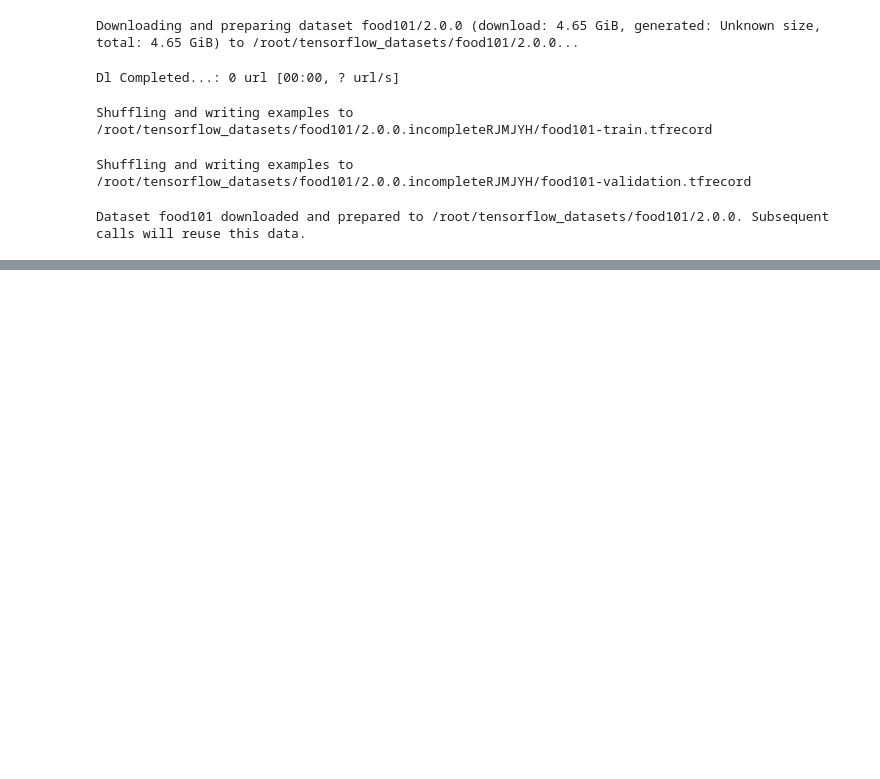
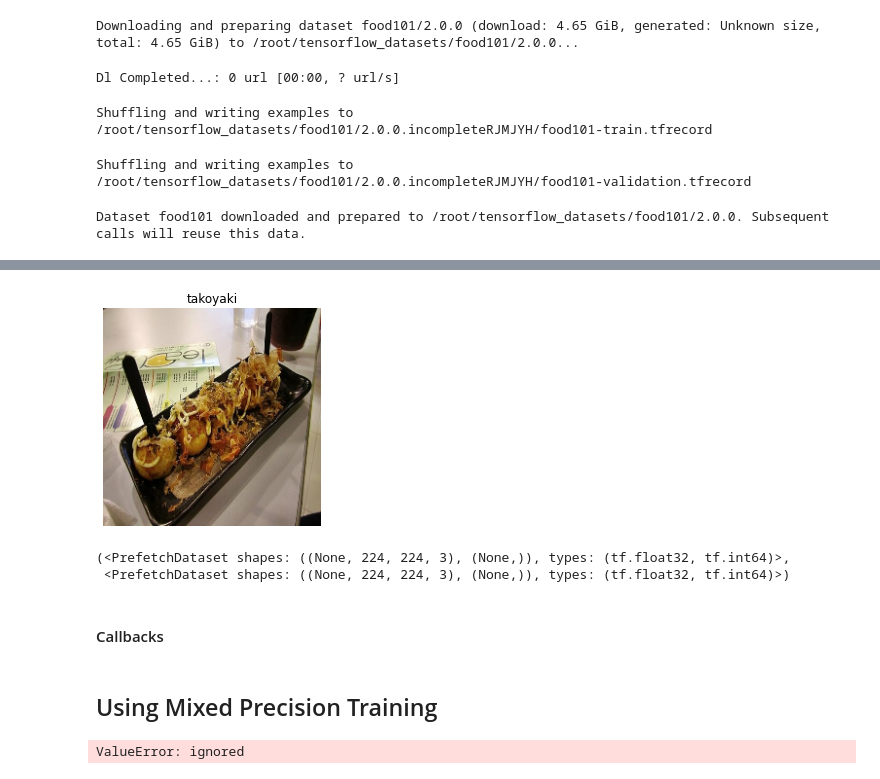
Before and after one commit to hecshzye/food-or-not-model, a Jupyter notebook: Food_recognizer_model.ipynb, the cells around one changed output, grey strips where cells are left out. Drawn from its saved outputs; the diff is of its cells as text; code cells hidden in the pictures; blank space fills up the shorter version.

```diff
--- a/Food_recognizer_model.ipynb
+++ b/Food_recognizer_model.ipynb
@@ -71,0 +167,5 @@ Dataset food101 downloaded and prepared to /root/tensorflow_datasets/food101/2.0
+# %%
+# Preprocessing sample image
+preprocessed_img = preprocess_img(image, label)[0]
+print(f" before:\n {image[:2]}...,\nShape: {image.shape},\nDatatype: {image.dtype}\n")
+print(f" after:\n {preprocessed_img[:2]}...,\nShape: {preprocessed_img.shape}, \nDatatype: {preprocessed_img.dtype}")
@@ -71,0 +190,21 @@ Dataset food101 downloaded and prepared to /root/tensorflow_datasets/food101/2.0
+# %%
+# plotting the sample image
+plt.imshow(preprocessed_img/255.)
+plt.title(class_names[label])
+plt.axis(False);
+# %% [output]
+[figure, added]
+# %%
+# Mapping preprocessed function to training data
+train_data = train_data.map(map_func=preprocess_img, num_parallel_calls=tf.data.AUTOTUNE)
+train_data = train_data.shuffle(buffer_size=1000).batch(batch_size=32).prefetch(buffer_size=tf.data.AUTOTUNE)
+# Test data preprocessing
+test_data = test_data.map(preprocess_img, num_parallel_calls=tf.data.AUTOTUNE)
+test_data = test_data.batch(32).prefetch(tf.data.AUTOTUNE)
+
+train_data, test_data
+# %% [output]
+(<PrefetchDataset shapes: ((None, 224, 224, 3), (None,)), types: (tf.float32, tf.int64)>,
+ <PrefetchDataset shapes: ((None, 224, 224, 3), (None,)), types: (tf.float32, tf.int64)>)
+# %% [markdown]
+#### Callbacks
@@ -71,0 +218,7 @@ Dataset food101 downloaded and prepared to /root/tensorflow_datasets/food101/2.0
+# %% [markdown]
+## Using Mixed Precision Training
+# %%
+from tensorflow.keras import mixed_precision
+mixed_precision.set_global_policy(policy="mixed_flot16")
+# %% [output]
+ValueError: ignored
```
Also changed, not shown: parts of 13 cells of this notebook.
